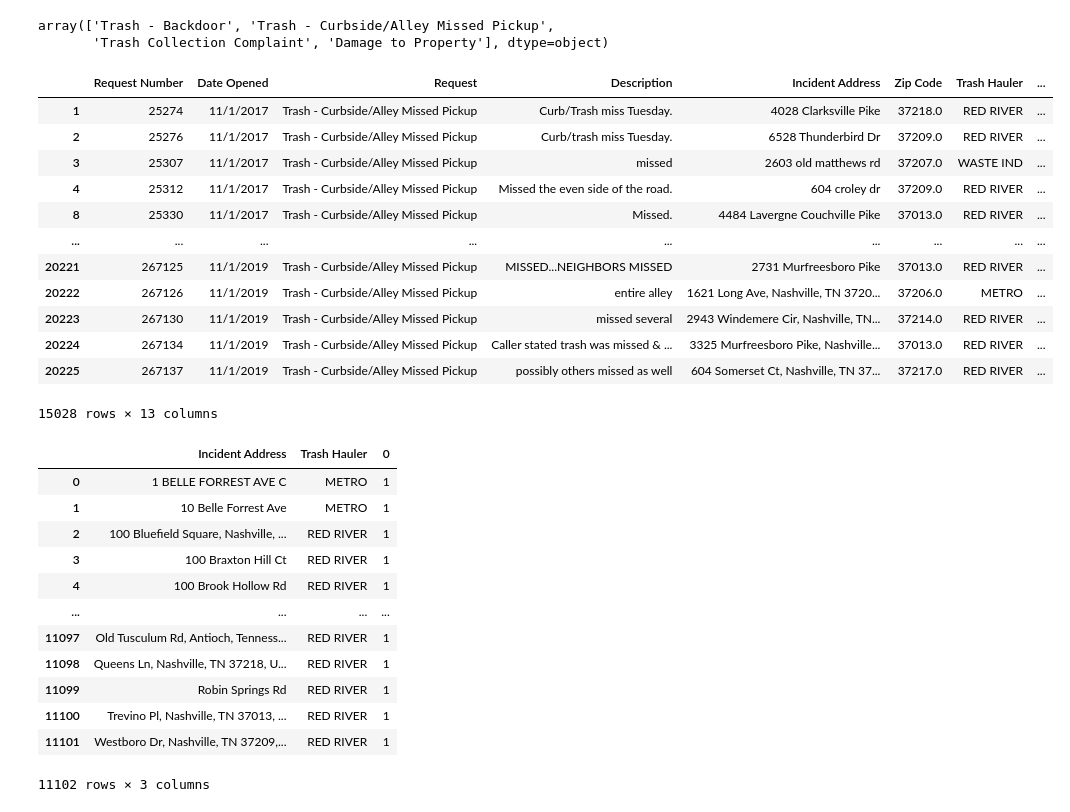
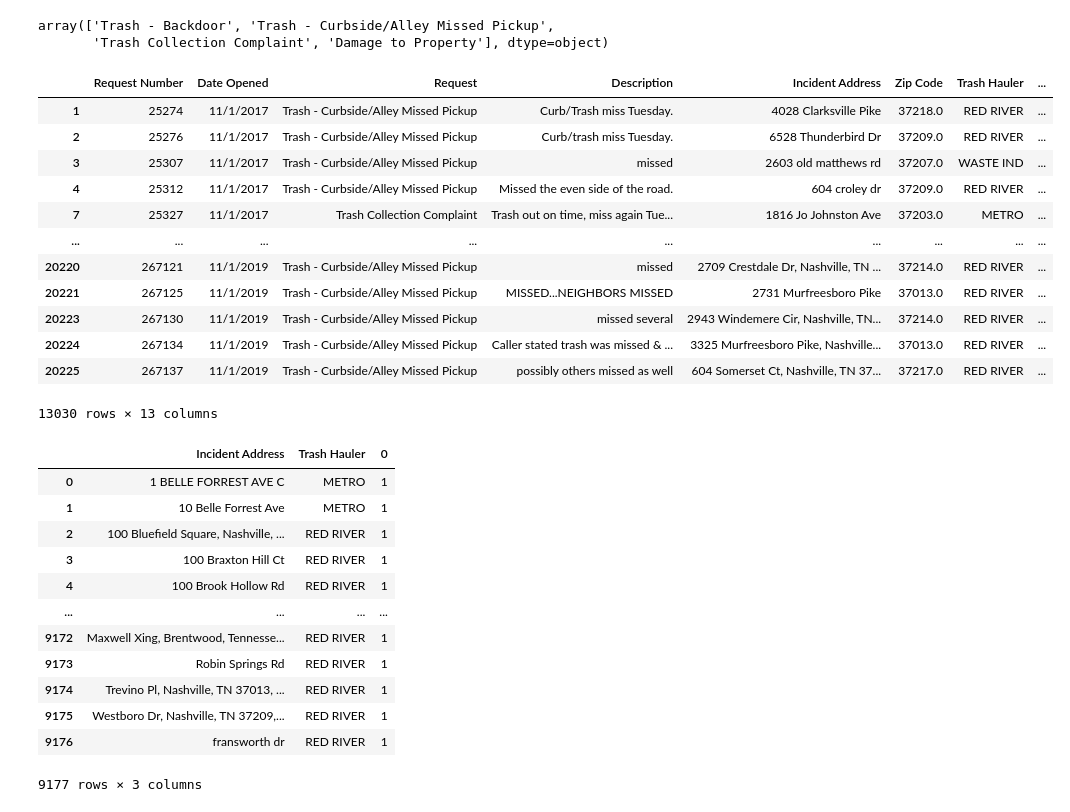
Before and after one commit to NSS-Data-Analytics-Cohort-15/trash-pickups-mbainbridge950, a Jupyter notebook: notebooks/trash_pickups.ipynb, the cells around one changed output. Cells and saved outputs as stored; diff of their text form; code cells hidden in the pictures.

Commit message:
Trash Pickups Day 2

```diff
--- a/notebooks/trash_pickups.ipynb
+++ b/notebooks/trash_pickups.ipynb
@@ -40,22 +57,24 @@ tp['Request'].unique()
 array(['Trash - Backdoor', 'Trash - Curbside/Alley Missed Pickup',
        'Trash Collection Complaint', 'Damage to Property'], dtype=object)
 # %%
-missed = tp[tp['Request'].str.contains('Trash - Curbside/Alley Missed Pickup')]
+
+
+missed=tp[tp['Description'].str.contains('miss', case=False, na=False)]
 missed
 # %% [output]
 |  | Request Number | Date Opened | Request | Description | Incident Address | Zip Code | Trash Hauler | ... |
 | 1 | 25274 | 11/1/2017 | Trash - Curbside/Alley Missed Pickup | Curb/Trash miss Tuesday. | 4028 Clarksville Pike | 37218.0 | RED RIVER | ... |
 | 2 | 25276 | 11/1/2017 | Trash - Curbside/Alley Missed Pickup | Curb/trash miss Tuesday. | 6528 Thunderbird Dr | 37209.0 | RED RIVER | ... |
 | 3 | 25307 | 11/1/2017 | Trash - Curbside/Alley Missed Pickup | missed | 2603 old matthews rd | 37207.0 | WASTE IND | ... |
 | 4 | 25312 | 11/1/2017 | Trash - Curbside/Alley Missed Pickup | Missed the even side of the road. | 604 croley dr | 37209.0 | RED RIVER | ... |
-| 8 | 25330 | 11/1/2017 | Trash - Curbside/Alley Missed Pickup | Missed. | 4484 Lavergne Couchville Pike | 37013.0 | RED RIVER | ... |
+| 7 | 25327 | 11/1/2017 | Trash Collection Complaint | Trash out on time, miss again Tue... | 1816 Jo Johnston Ave | 37203.0 | METRO | ... |
 | ... | ... | ... | ... | ... | ... | ... | ... | ... |
+| 20220 | 267121 | 11/1/2019 | Trash - Curbside/Alley Missed Pickup | missed | 2709 Crestdale Dr, Nashville, TN ... | 37214.0 | RED RIVER | ... |
 | 20221 | 267125 | 11/1/2019 | Trash - Curbside/Alley Missed Pickup | MISSED...NEIGHBORS MISSED | 2731 Murfreesboro Pike | 37013.0 | RED RIVER | ... |
-| 20222 | 267126 | 11/1/2019 | Trash - Curbside/Alley Missed Pickup | entire alley | 1621 Long Ave, Nashville, TN 3720... | 37206.0 | METRO | ... |
 | 20223 | 267130 | 11/1/2019 | Trash - Curbside/Alley Missed Pickup | missed several | 2943 Windemere Cir, Nashville, TN... | 37214.0 | RED RIVER | ... |
 | 20224 | 267134 | 11/1/2019 | Trash - Curbside/Alley Missed Pickup | Caller stated trash was missed & ... | 3325 Murfreesboro Pike, Nashville... | 37013.0 | RED RIVER | ... |
 | 20225 | 267137 | 11/1/2019 | Trash - Curbside/Alley Missed Pickup | possibly others missed as well | 604 Somerset Ct, Nashville, TN 37... | 37217.0 | RED RIVER | ... |
-15028 rows × 13 columns
+13030 rows × 13 columns
 # %%
 missed.groupby(['Incident Address','Trash Hauler']).size().reset_index()
 # %% [output]
@@ -66,10 +85,10 @@ missed.groupby(['Incident Address','Trash Hauler']).size().reset_index()
 | 3 | 100 Braxton Hill Ct | RED RIVER | 1 |
 | 4 | 100 Brook Hollow Rd | RED RIVER | 1 |
 | ... | ... | ... | ... |
-| 11097 | Old Tusculum Rd, Antioch, Tenness... | RED RIVER | 1 |
-| 11098 | Queens Ln, Nashville, TN 37218, U... | RED RIVER | 1 |
-| 11099 | Robin Springs Rd | RED RIVER | 1 |
-| 11100 | Trevino Pl, Nashville, TN 37013, ... | RED RIVER | 1 |
-| 11101 | Westboro Dr, Nashville, TN 37209,... | RED RIVER | 1 |
+| 9172 | Maxwell Xing, Brentwood, Tennesse... | RED RIVER | 1 |
+| 9173 | Robin Springs Rd | RED RIVER | 1 |
+| 9174 | Trevino Pl, Nashville, TN 37013, ... | RED RIVER | 1 |
+| 9175 | Westboro Dr, Nashville, TN 37209,... | RED RIVER | 1 |
+| 9176 | fransworth dr | RED RIVER | 1 |
-11102 rows × 3 columns
+9177 rows × 3 columns
 # %%
```
Also changed, not shown: parts of 17 cells of this notebook.
